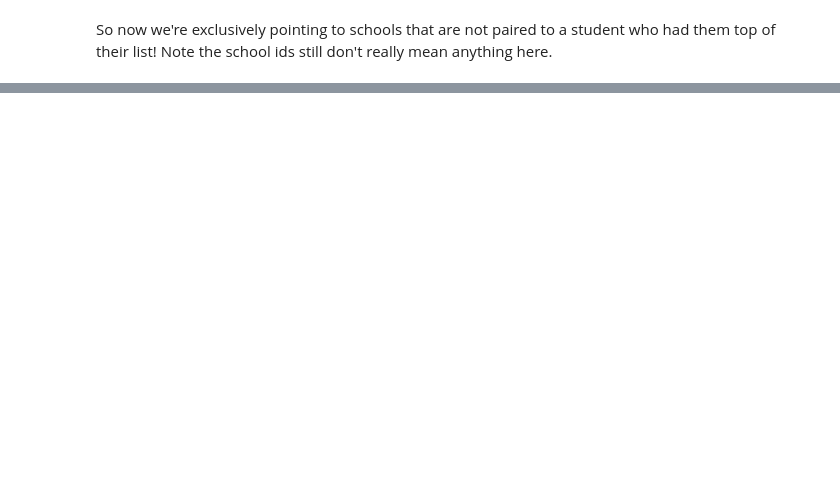
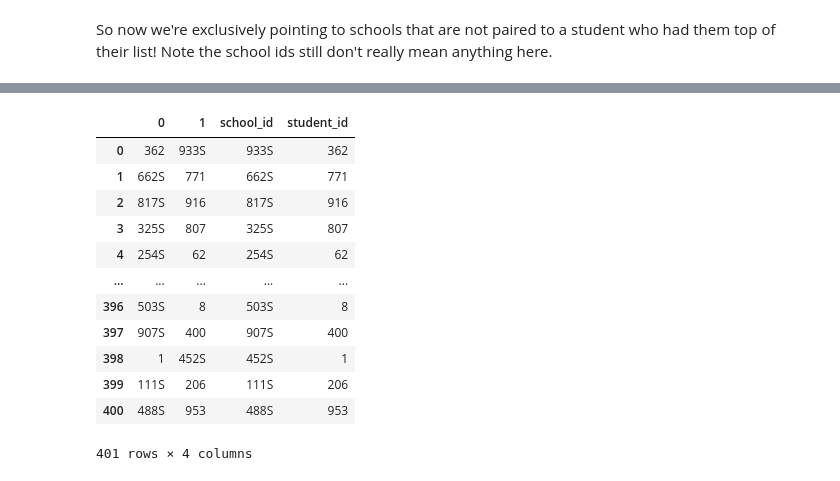
Before and after one commit to kirandwiv/MatchingAlgorithm, a Jupyter notebook: weight_max.ipynb, the cells around one changed output, grey strips where cells are left out. Drawn from its saved outputs; the diff is of its cells as text; code cells hidden in the pictures; blank space fills up the shorter version.

```diff
--- a/weight_max.ipynb
+++ b/weight_max.ipynb
@@ -211,2 +193,2 @@ len(max_weight_matching)
 # %%
-matches[matches['applications']!=0]
+matches = matches[matches['applications']!=0]
@@ -230,0 +195,4 @@ matches[matches['applications']!=0]
+# %%
+matches = matches[[0, 'student_id']]
+# %%
+matches[0]= matches[0].astype(str)+'S'
@@ -230,0 +217,19 @@ matches[matches['applications']!=0]
+# %%
+max_matches['school_id'] = np.where(max_matches[0].isin(matches[0]), max_matches[0], max_matches[1])
+max_matches['student_id'] = np.where(max_matches[0].isin(matches[0]), max_matches[1], max_matches[0])
+# %%
+max_matches
+# %% [output]
+|  | 0 | 1 | school_id | student_id |
+| 0 | 362 | 933S | 933S | 362 |
+| 1 | 662S | 771 | 662S | 771 |
+| 2 | 817S | 916 | 817S | 916 |
+| 3 | 325S | 807 | 325S | 807 |
+| 4 | 254S | 62 | 254S | 62 |
+| ... | ... | ... | ... | ... |
+| 396 | 503S | 8 | 503S | 8 |
+| 397 | 907S | 400 | 907S | 400 |
+| 398 | 1 | 452S | 452S | 1 |
+| 399 | 111S | 206 | 111S | 206 |
+| 400 | 488S | 953 | 488S | 953 |
+401 rows × 4 columns
```
Also changed, not shown: parts of 18 cells of this notebook.
